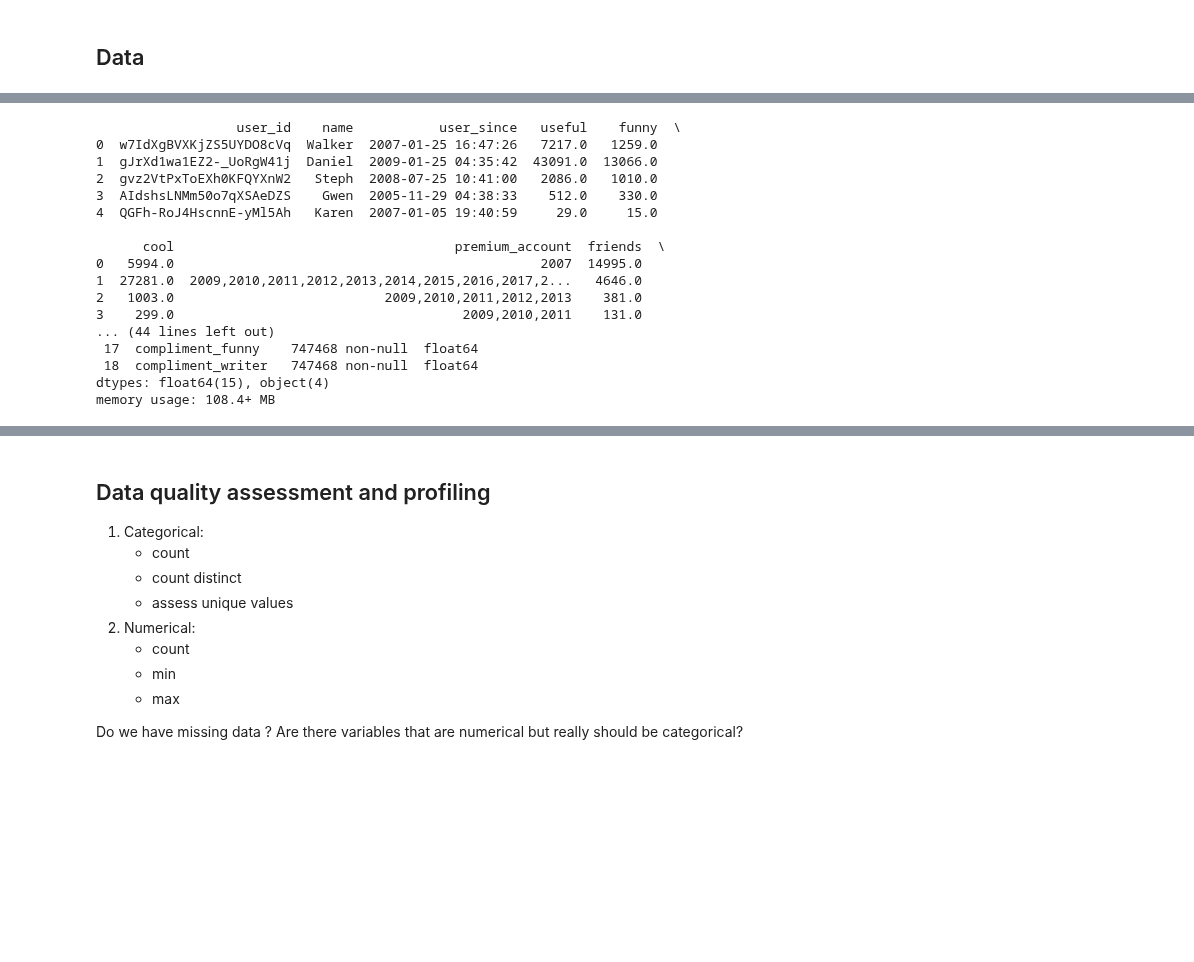
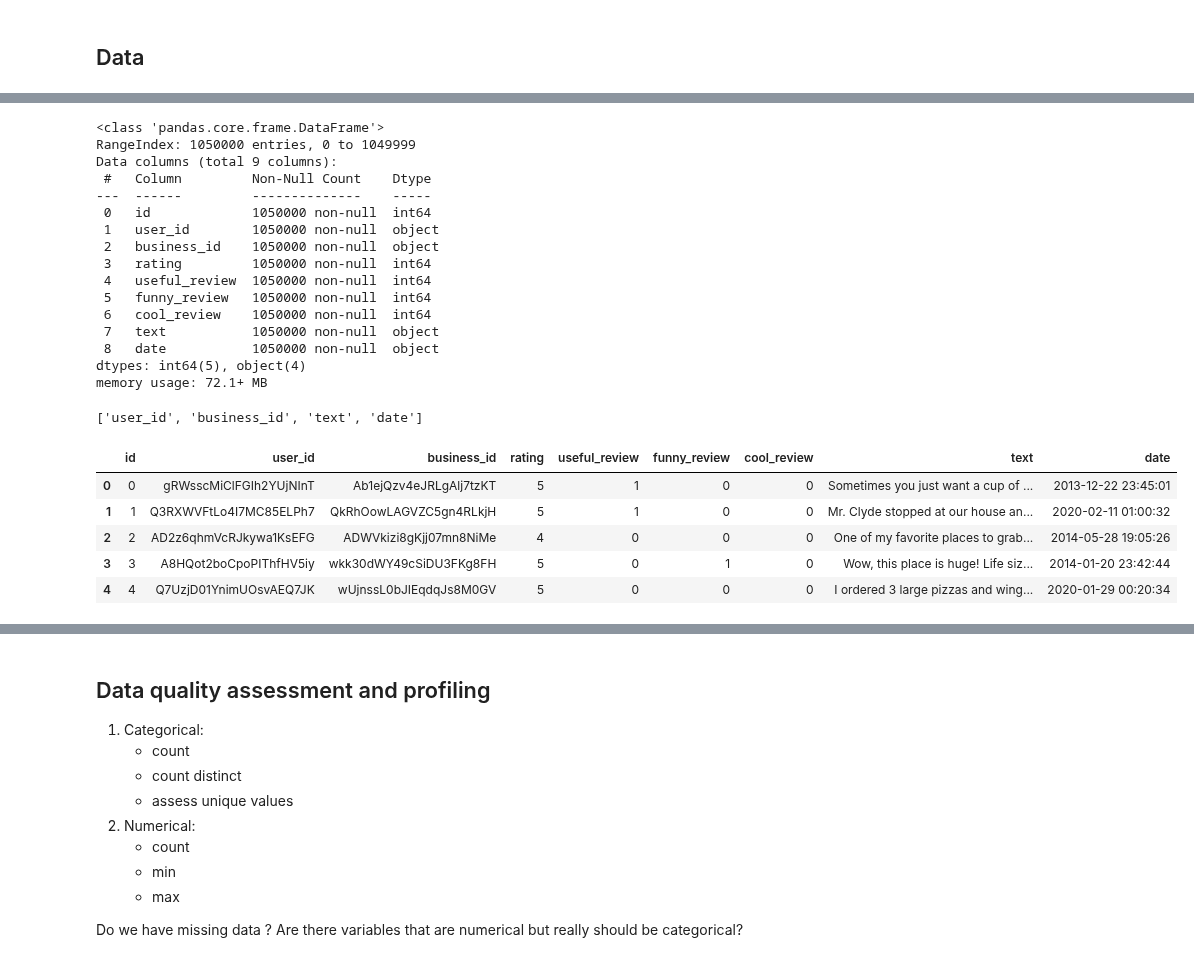
Before and after one commit to Kamiryu/nlp-customer-review-analysis, a Jupyter notebook: task_1.ipynb, the cells around one changed output, grey strips where cells are left out. Saved outputs shown, nothing was run; the diff lists cells and outputs as text; code cells hidden in the pictures; blank space fills up the shorter version.

```diff
--- a/task_1.ipynb
+++ b/task_1.ipynb
@@ -16,25 +100,32 @@ df_users = pd.read_parquet('data/ATML2024_users.parquet')
+# %%
+# REVIEWS DATASET
+df_Train_reviews.info()
+# %% [output]
+<class 'pandas.core.frame.DataFrame'>
+RangeIndex: 1050000 entries, 0 to 1049999
+Data columns (total 9 columns):
+ #   Column         Non-Null Count    Dtype
+---  ------         --------------    -----
+ 0   id             1050000 non-null  int64
+ 1   user_id        1050000 non-null  object
+ 2   business_id    1050000 non-null  object
+ 3   rating         1050000 non-null  int64
+ 4   useful_review  1050000 non-null  int64
+ 5   funny_review   1050000 non-null  int64
+ 6   cool_review    1050000 non-null  int64
+ 7   text           1050000 non-null  object
+ 8   date           1050000 non-null  object
+dtypes: int64(5), object(4)
+memory usage: 72.1+ MB
 # %%
-# General information on the datasets
-# USER DATASET
-print(df_users.head())
-df_users.info()
 # List of categorical variables
-print(df_users.select_dtypes(include=['object', 'category']).columns.tolist())
+print(df_Train_reviews.select_dtypes(include=["object", "category"]).columns.tolist())
+df_Train_reviews.head()
 # %% [output]
-                  user_id    name           user_since   useful    funny  \
-0  w7IdXgBVXKjZS5UYDO8cVq  Walker  2007-01-25 16:47:26   7217.0   1259.0
-1  gJrXd1wa1EZ2-_UoRgW41j  Daniel  2009-01-25 04:35:42  43091.0  13066.0
-2  gvz2VtPxToEXh0KFQYXnW2   Steph  2008-07-25 10:41:00   2086.0   1010.0
-3  AIdshsLNMm50o7qXSAeDZS    Gwen  2005-11-29 04:38:33    512.0    330.0
-4  QGFh-RoJ4HscnnE-yMl5Ah   Karen  2007-01-05 19:40:59     29.0     15.0
-
-      cool                                    premium_account  friends  \
-0   5994.0                                               2007  14995.0
-1  27281.0  2009,2010,2011,2012,2013,2014,2015,2016,2017,2...   4646.0
-2   1003.0                           2009,2010,2011,2012,2013    381.0
-3    299.0                                     2009,2010,2011    131.0
-... (44 lines left out)
- 17  compliment_funny    747468 non-null  float64
- 18  compliment_writer   747468 non-null  float64
-dtypes: float64(15), object(4)
-memory usage: 108.4+ MB
+['user_id', 'business_id', 'text', 'date']
+|  | id | user_id | business_id | rating | useful_review | funny_review | cool_review | text | date |
+| 0 | 0 | gRWsscMiClFGIh2YUjNInT | Ab1ejQzv4eJRLgAlj7tzKT | 5 | 1 | 0 | 0 | Sometimes you just want a cup of ... | 2013-12-22 23:45:01 |
+| 1 | 1 | Q3RXWVFtLo4I7MC85ELPh7 | QkRhOowLAGVZC5gn4RLkjH | 5 | 1 | 0 | 0 | Mr. Clyde stopped at our house an... | 2020-02-11 01:00:32 |
+| 2 | 2 | AD2z6qhmVcRJkywa1KsEFG | ADWVkizi8gKjj07mn8NiMe | 4 | 0 | 0 | 0 | One of my favorite places to grab... | 2014-05-28 19:05:26 |
+| 3 | 3 | A8HQot2boCpoPIThfHV5iy | wkk30dWY49cSiDU3FKg8FH | 5 | 0 | 1 | 0 | Wow, this place is huge! Life siz... | 2014-01-20 23:42:44 |
+| 4 | 4 | Q7UzjD01YnimUOsvAEQ7JK | wUjnssL0bJIEqdqJs8M0GV | 5 | 0 | 0 | 0 | I ordered 3 large pizzas and wing... | 2020-01-29 00:20:34 |
```
Also changed, not shown: parts of 15 cells of this notebook.
